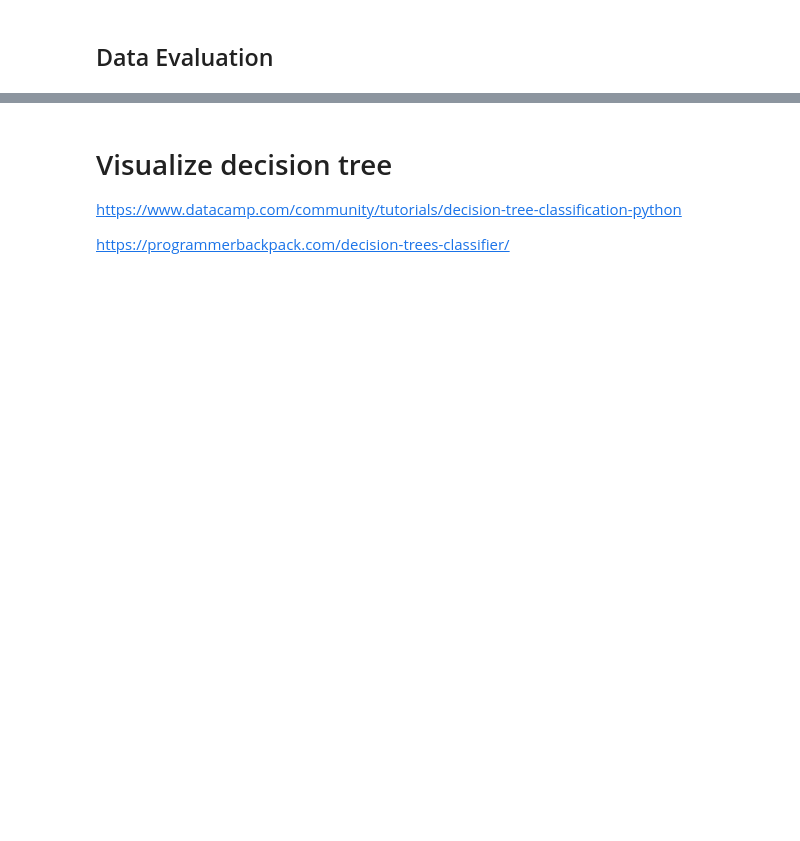
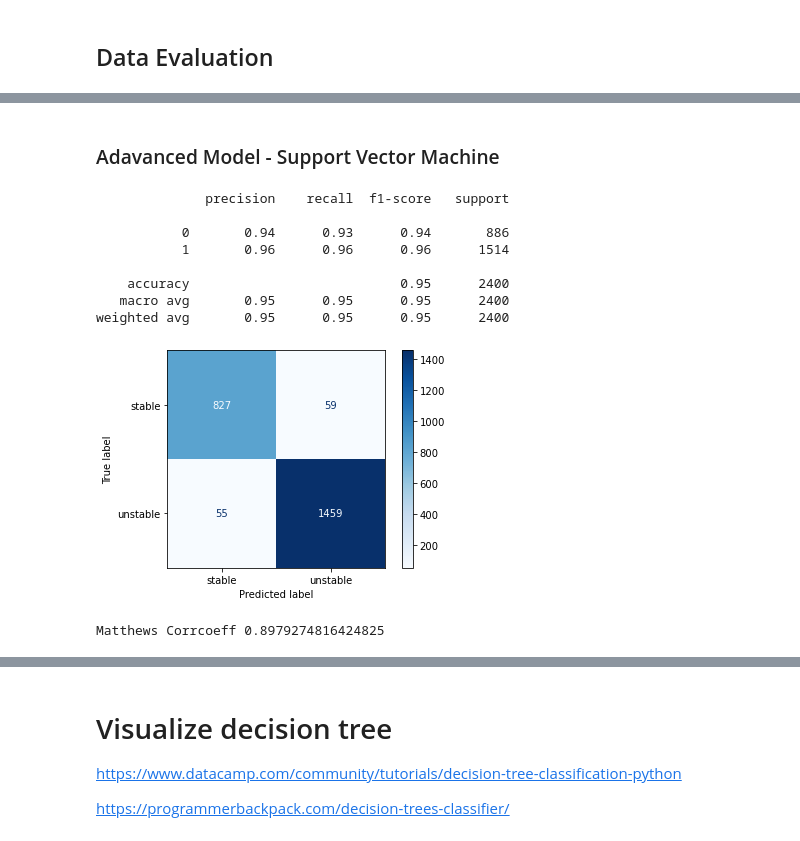
Before and after one commit to KarelZe/grid-stability-sim, a Jupyter notebook: BILZ_MARKUS_solution.ipynb, the cells around one changed output, grey strips where cells are left out. Saved outputs shown, nothing was run; the diff lists cells and outputs as text; code cells hidden in the pictures; blank space fills up the shorter version.

```diff
--- a/BILZ_MARKUS_solution.ipynb
+++ b/BILZ_MARKUS_solution.ipynb
@@ -170,0 +220,5 @@ y_pred = grid_sim_baseline.predict(X_test)
+# %%
+grid_sim_advanced = SVC(C=1.2, kernel='rbf')
+grid_sim_advanced.fit(X_train,y_train)
+
+y_pred_advanced = grid_sim_advanced.predict(X_test)
@@ -185,0 +260,20 @@ Matthews Corrcoeff 0.6598174076382205
+# %% [markdown]
+### Adavanced Model - Support Vector Machine
+# %%
+print(classification_report(y_test, y_pred_advanced))
+
+plot_confusion_matrix(grid_sim_advanced, X_test, y_test, display_labels=label_encoder.classes_, cmap=plt.cm.Blues)
+plt.show()
+
+print("Matthews Corrcoeff", matthews_corrcoef(y_test, y_pred_advanced))
+# %% [output]
+              precision    recall  f1-score   support
+
+           0       0.94      0.93      0.94       886
+           1       0.96      0.96      0.96      1514
+
+    accuracy                           0.95      2400
+   macro avg       0.95      0.95      0.95      2400
+weighted avg       0.95      0.95      0.95      2400
+[figure, added]
+Matthews Corrcoeff 0.8979274816424825
```
Also changed, not shown: parts of 21 cells of this notebook.
